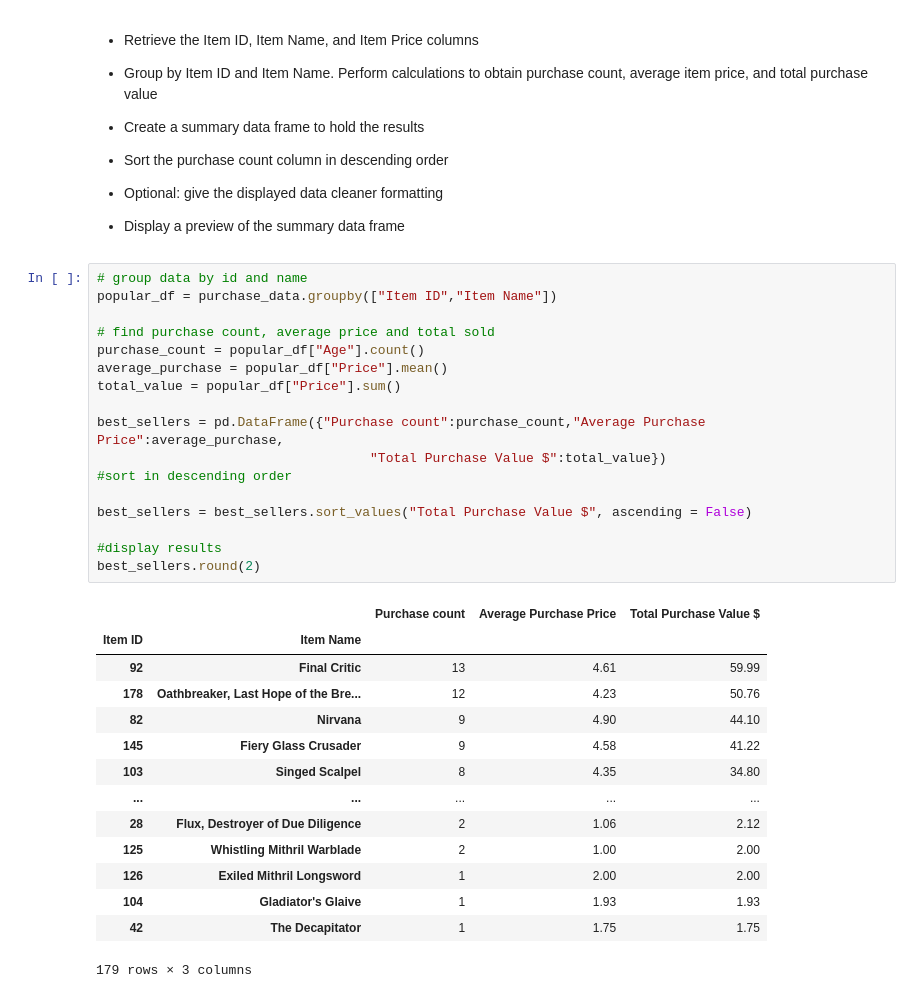
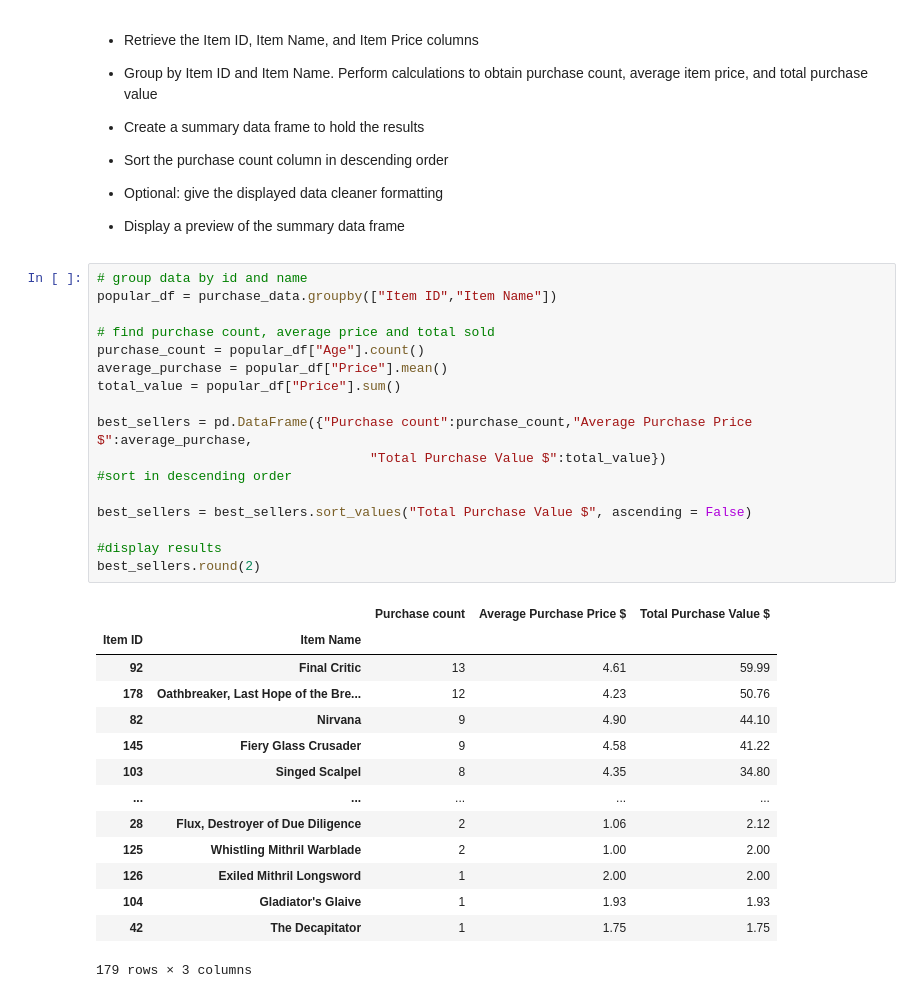
Before and after one commit to BTroolin/pandas-challenge, a Jupyter notebook: HeroesOfPymoli_starter.ipynb, the cells around one changed output. Saved outputs shown, nothing was run; the diff lists cells and outputs as text.

```diff
--- a/HeroesOfPymoli_starter.ipynb
+++ b/HeroesOfPymoli_starter.ipynb
@@ -288,22 +288,22 @@ whale_df.round(2)
 # %%
 # group data by id and name
 popular_df = purchase_data.groupby(["Item ID","Item Name"])
 
 # find purchase count, average price and total sold
 purchase_count = popular_df["Age"].count()
 average_purchase = popular_df["Price"].mean()
 total_value = popular_df["Price"].sum()
 
-best_sellers = pd.DataFrame({"Purchase count":purchase_count,"Average Purchase Price":average_purchase,
+best_sellers = pd.DataFrame({"Purchase count":purchase_count,"Average Purchase Price $":average_purchase,
                                    "Total Purchase Value $":total_value})
 #sort in descending order
 
 best_sellers = best_sellers.sort_values("Total Purchase Value $", ascending = False)
 
 #display results
 best_sellers.round(2)
 # %% [output]
-|  |  | Purchase count | Average Purchase Price | Total Purchase Value $ |
+|  |  | Purchase count | Average Purchase Price $ | Total Purchase Value $ |
 | Item ID | Item Name |  |  |  |
 | 92 | Final Critic | 13 | 4.61 | 59.99 |
 | 178 | Oathbreaker, Last Hope of the Bre... | 12 | 4.23 | 50.76 |
```
